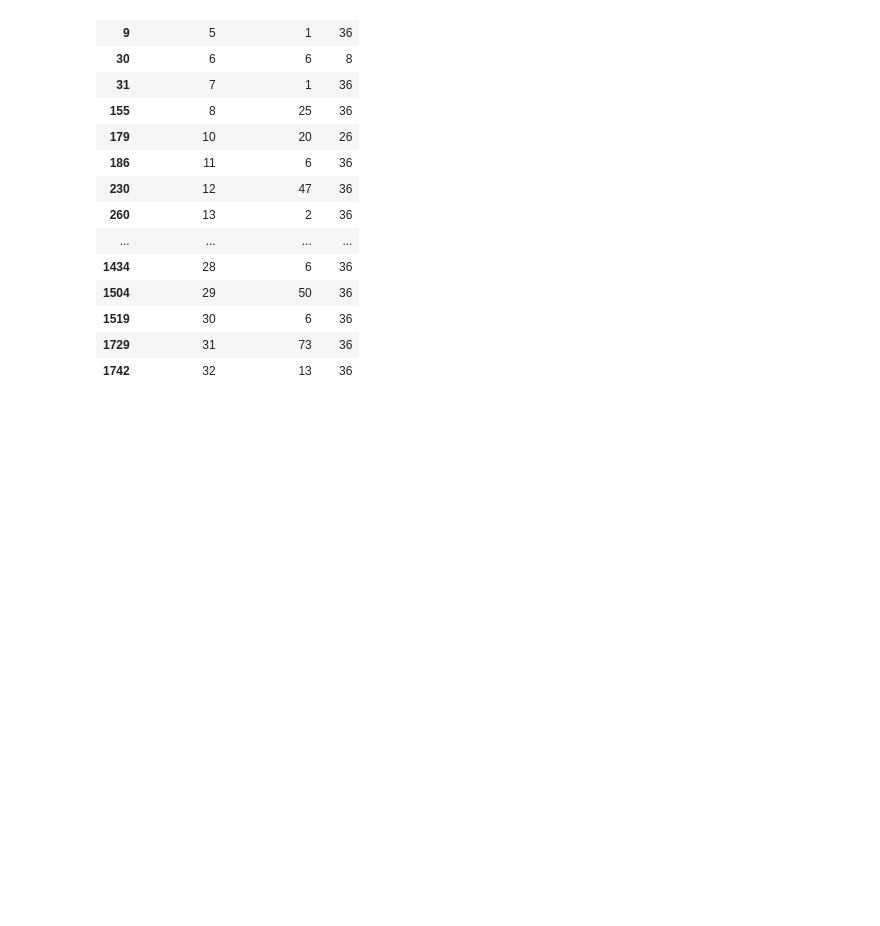
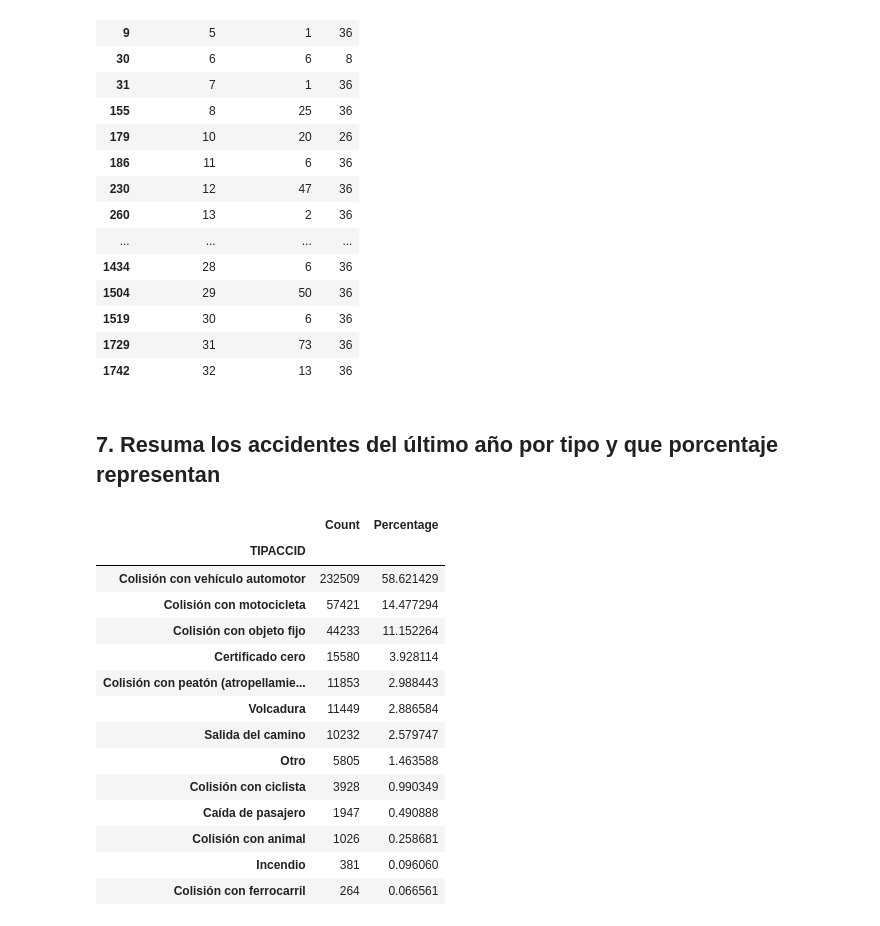
Before and after one commit to jacq1813/prac_ATUS, a Jupyter notebook: atuspractica.ipynb, the cells around one changed output. Saved outputs shown, nothing was run; the diff lists cells and outputs as text; code cells hidden in the pictures; blank space fills up the shorter version.

```diff
--- a/atuspractica.ipynb
+++ b/atuspractica.ipynb
@@ -191,3 +191,52 @@ munMSA
 | 1519 | 30 | 6 | 36 |
 | 1729 | 31 | 73 | 36 |
 | 1742 | 32 | 13 | 36 |
+# %% [markdown]
+## 7. Resuma los accidentes del último año por tipo y que porcentaje representan
+# %%
+# Filtrar los datos del año 2023 y los tipos de accidentes especificados
+df_accidentes = df[(df['TIPACCID'].isin(['Colisión con vehículo automotor',
+                                         'Colisión con peatón (atropellamiento)',
+                                         'Colisión con animal',
+                                         'Colisión con objeto fijo',
+                                         'Volcadura',
+                                         'Caída de pasajero',
+                                         'Salida del camino',
+                                         'Incendio',
+                                         'Colisión con ferrocarril',
+                                         'Colisión con motocicleta',
+                                         'Colisión con ciclista',
+                                         'Otro',
+                                         'Certificado cero'])) &
+                   (df['ANIO'] == 2023)]
+
+# Contar el número de accidentes por tipo
+accident_count = df_accidentes['TIPACCID'].value_counts()
+
+# Calcular el porcentaje que representan
+accident_percentage = (accident_count / accident_count.sum()) * 100
+
+# Combinar ambos resultados en un DataFrame
+summary_df = pd.DataFrame({
+    'Count': accident_count,
+    'Percentage': accident_percentage
+})
+
+# Mostrar el resumen
+summary_df
+# %% [output]
+|  | Count | Percentage |
+| TIPACCID |  |  |
+| Colisión con vehículo automotor | 232509 | 58.621429 |
+| Colisión con motocicleta | 57421 | 14.477294 |
+| Colisión con objeto fijo | 44233 | 11.152264 |
+| Certificado cero | 15580 | 3.928114 |
+| Colisión con peatón (atropellamie... | 11853 | 2.988443 |
+| Volcadura | 11449 | 2.886584 |
+| Salida del camino | 10232 | 2.579747 |
+| Otro | 5805 | 1.463588 |
+| Colisión con ciclista | 3928 | 0.990349 |
+| Caída de pasajero | 1947 | 0.490888 |
+| Colisión con animal | 1026 | 0.258681 |
+| Incendio | 381 | 0.096060 |
+| Colisión con ferrocarril | 264 | 0.066561 |
```
